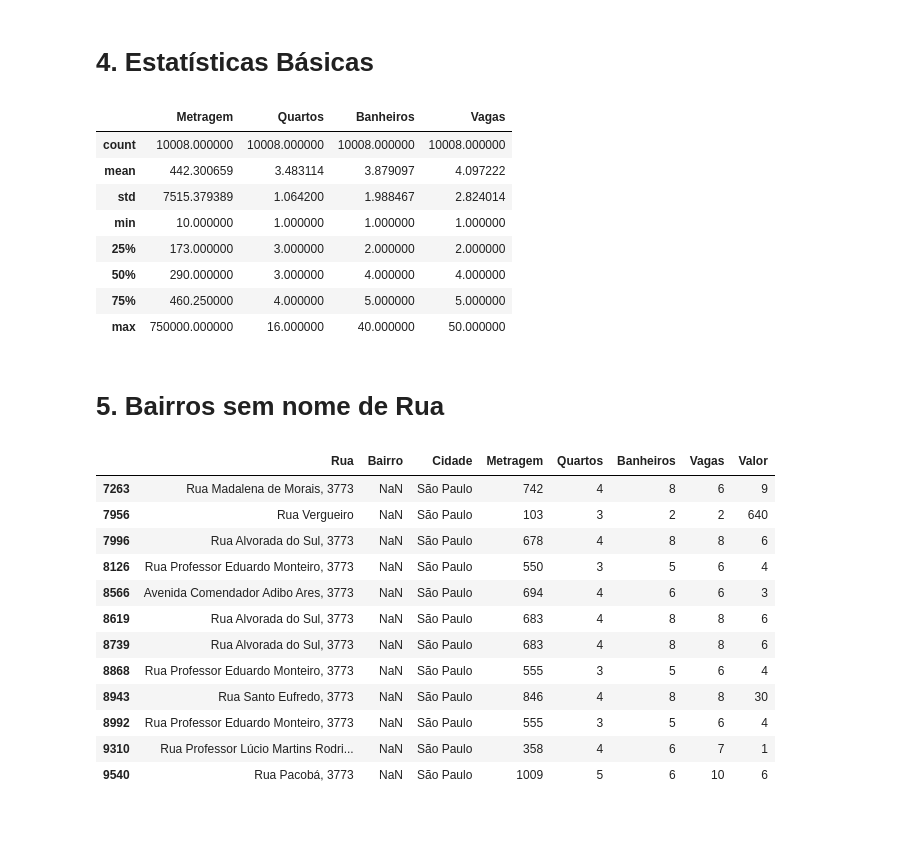
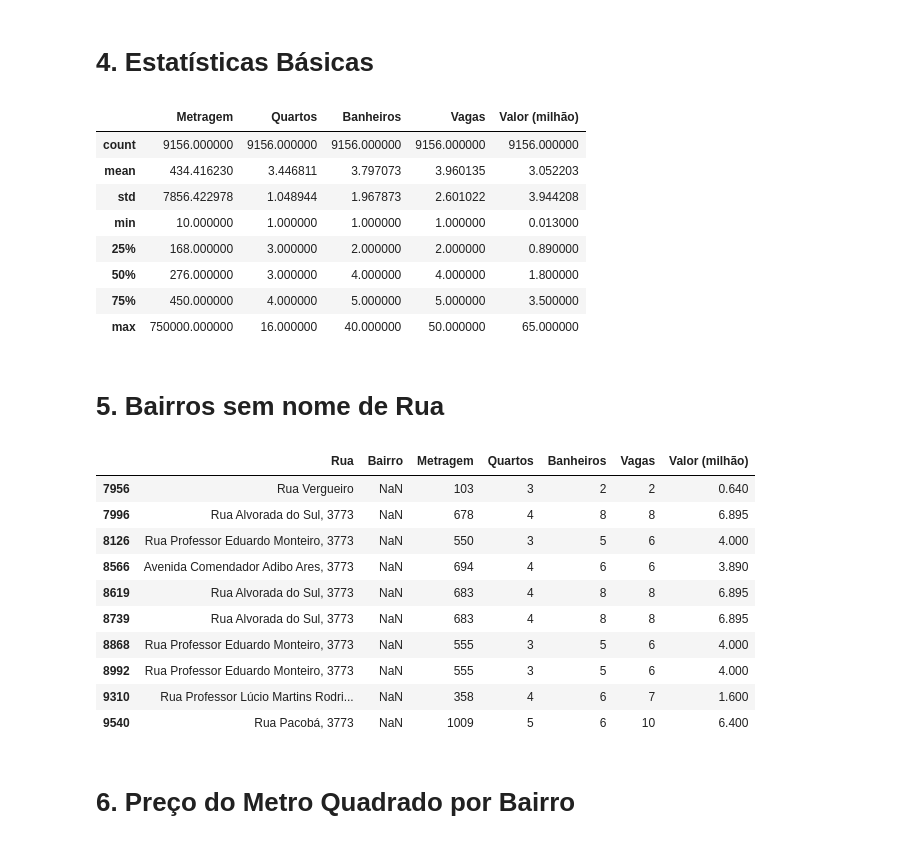
Before and after one commit to Andreyqo/alura-imersao-dados-4, a Jupyter notebook: analise.ipynb, the cells around one changed output. Saved outputs shown, nothing was run; the diff lists cells and outputs as text; code cells hidden in the pictures.

```diff
--- a/analise.ipynb
+++ b/analise.ipynb
@@ -20,3 +22,6 @@ df
 | 10006 | Rua Manuel Onha, , 514 | Vila Oratório | São Paulo | 185 | 3 | 2 | 2 | R$ 2.200\n /Mês |
 | 10007 | Rua Barão de Tramandaí, 0 | Vila Alpina | São Paulo | 122 | 3 | 2 | 2 | R$ 270.000 |
 10008 rows × 8 columns
+# %%
+df["Cidade"].unique()
+df = df.drop(columns="Cidade")
@@ -22,0 +35,6 @@ df
+# %%
+df["Valor (milhão)"] = df["Valor"].str.replace(r"\D", "", regex=True)
+df["Valor (milhão)"] = pd.to_numeric(df["Valor (milhão)"]) / 1000000
+vendas = ~df["Valor"].str.contains(r"\n")
+df_vendas = pd.DataFrame(df[vendas]).drop(columns=["Valor"])
+df_vendas
@@ -131,32 +199,32 @@ media_metragem_por_bairro["Metragem"].sort_values(ascending=False).head(10).sort
 # %% [markdown]
 # 4. Estatísticas Básicas
 # %%
-df.describe()
+df_vendas.describe()
 # %% [output]
-|  | Metragem | Quartos | Banheiros | Vagas |
-| count | 10008.000000 | 10008.000000 | 10008.000000 | 10008.000000 |
-| mean | 442.300659 | 3.483114 | 3.879097 | 4.097222 |
-| std | 7515.379389 | 1.064200 | 1.988467 | 2.824014 |
-| min | 10.000000 | 1.000000 | 1.000000 | 1.000000 |
-| 25% | 173.000000 | 3.000000 | 2.000000 | 2.000000 |
-| 50% | 290.000000 | 3.000000 | 4.000000 | 4.000000 |
-| 75% | 460.250000 | 4.000000 | 5.000000 | 5.000000 |
-| max | 750000.000000 | 16.000000 | 40.000000 | 50.000000 |
+|  | Metragem | Quartos | Banheiros | Vagas | Valor (milhão) |
+| count | 9156.000000 | 9156.000000 | 9156.000000 | 9156.000000 | 9156.000000 |
+| mean | 434.416230 | 3.446811 | 3.797073 | 3.960135 | 3.052203 |
+| std | 7856.422978 | 1.048944 | 1.967873 | 2.601022 | 3.944208 |
+| min | 10.000000 | 1.000000 | 1.000000 | 1.000000 | 0.013000 |
+| 25% | 168.000000 | 3.000000 | 2.000000 | 2.000000 | 0.890000 |
+| 50% | 276.000000 | 3.000000 | 4.000000 | 4.000000 | 1.800000 |
+| 75% | 450.000000 | 4.000000 | 5.000000 | 5.000000 | 3.500000 |
+| max | 750000.000000 | 16.000000 | 40.000000 | 50.000000 | 65.000000 |
 # %% [markdown]
 # 5. Bairros sem nome de Rua
 # %%
-df[df["Bairro"].isna()]
+df_vendas[df_vendas["Bairro"].isna()]
 # %% [output]
-|  | Rua | Bairro | Cidade | Metragem | Quartos | Banheiros | Vagas | Valor |
-| 7263 | Rua Madalena de Morais, 3773 | NaN | São Paulo | 742 | 4 | 8 | 6 | 9 |
-| 7956 | Rua Vergueiro | NaN | São Paulo | 103 | 3 | 2 | 2 | 640 |
-| 7996 | Rua Alvorada do Sul, 3773 | NaN | São Paulo | 678 | 4 | 8 | 8 | 6 |
-| 8126 | Rua Professor Eduardo Monteiro, 3773 | NaN | São Paulo | 550 | 3 | 5 | 6 | 4 |
-| 8566 | Avenida Comendador Adibo Ares, 3773 | NaN | São Paulo | 694 | 4 | 6 | 6 | 3 |
-| 8619 | Rua Alvorada do Sul, 3773 | NaN | São Paulo | 683 | 4 | 8 | 8 | 6 |
-| 8739 | Rua Alvorada do Sul, 3773 | NaN | São Paulo | 683 | 4 | 8 | 8 | 6 |
-| 8868 | Rua Professor Eduardo Monteiro, 3773 | NaN | São Paulo | 555 | 3 | 5 | 6 | 4 |
-| 8943 | Rua Santo Eufredo, 3773 | NaN | São Paulo | 846 | 4 | 8 | 8 | 30 |
-| 8992 | Rua Professor Eduardo Monteiro, 3773 | NaN | São Paulo | 555 | 3 | 5 | 6 | 4 |
-| 9310 | Rua Professor Lúcio Martins Rodri... | NaN | São Paulo | 358 | 4 | 6 | 7 | 1 |
-| 9540 | Rua Pacobá, 3773 | NaN | São Paulo | 1009 | 5 | 6 | 10 | 6 |
+|  | Rua | Bairro | Metragem | Quartos | Banheiros | Vagas | Valor (milhão) |
+| 7956 | Rua Vergueiro | NaN | 103 | 3 | 2 | 2 | 0.640 |
+| 7996 | Rua Alvorada do Sul, 3773 | NaN | 678 | 4 | 8 | 8 | 6.895 |
+| 8126 | Rua Professor Eduardo Monteiro, 3773 | NaN | 550 | 3 | 5 | 6 | 4.000 |
+| 8566 | Avenida Comendador Adibo Ares, 3773 | NaN | 694 | 4 | 6 | 6 | 3.890 |
+| 8619 | Rua Alvorada do Sul, 3773 | NaN | 683 | 4 | 8 | 8 | 6.895 |
+| 8739 | Rua Alvorada do Sul, 3773 | NaN | 683 | 4 | 8 | 8 | 6.895 |
+| 8868 | Rua Professor Eduardo Monteiro, 3773 | NaN | 555 | 3 | 5 | 6 | 4.000 |
+| 8992 | Rua Professor Eduardo Monteiro, 3773 | NaN | 555 | 3 | 5 | 6 | 4.000 |
+| 9310 | Rua Professor Lúcio Martins Rodri... | NaN | 358 | 4 | 6 | 7 | 1.600 |
+| 9540 | Rua Pacobá, 3773 | NaN | 1009 | 5 | 6 | 10 | 6.400 |
+# %% [markdown]
+# 6. Preço do Metro Quadrado por Bairro
```
Also changed, not shown: parts of 16 cells of this notebook, 1 other file.
